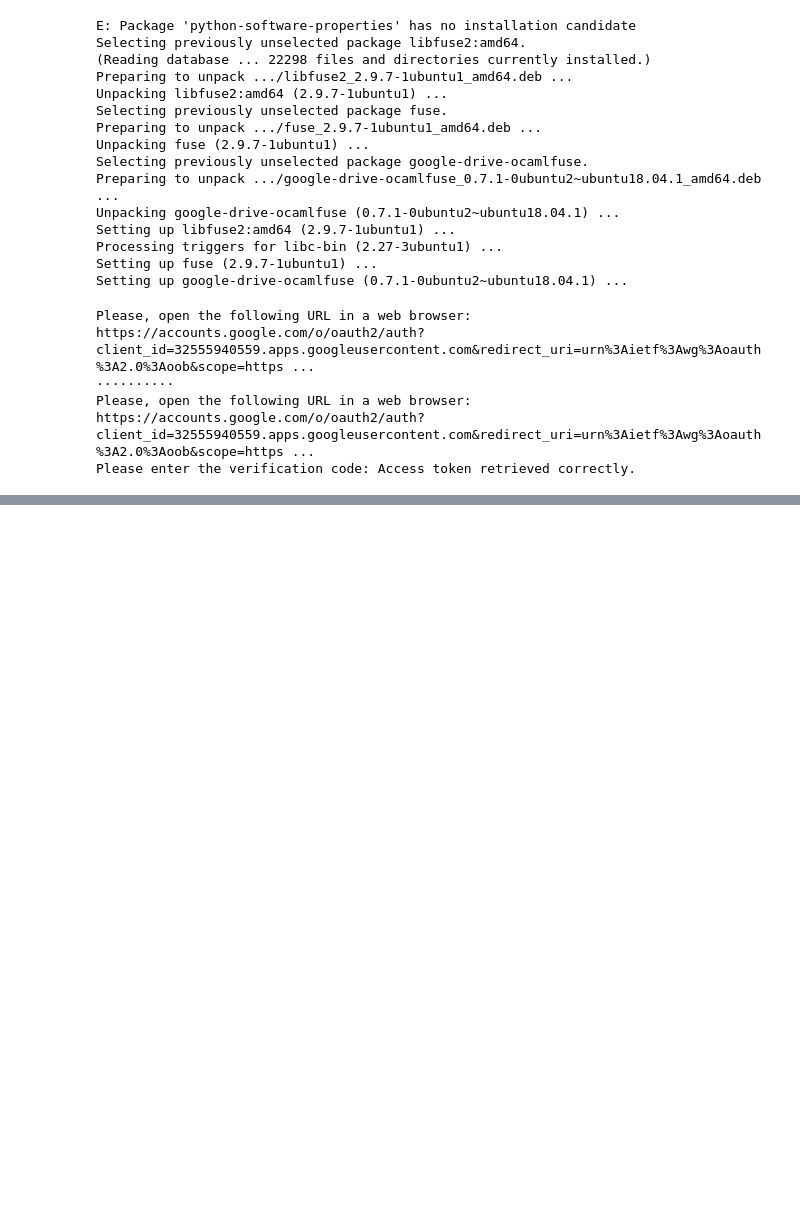
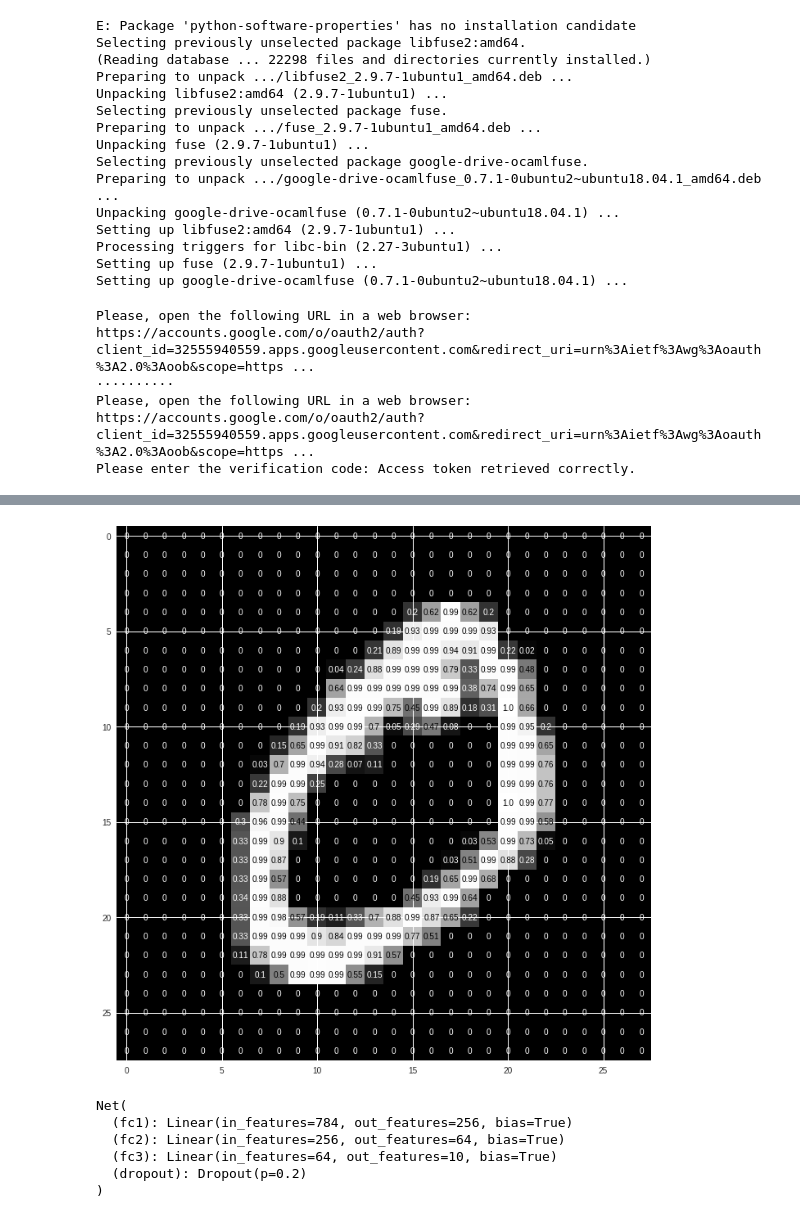
Before and after one commit to Folarin14/CNN-Final-Project, a Jupyter notebook: pytorch_udacity.ipynb, the cells around one changed output, grey strips where cells are left out. Cells and saved outputs as stored; diff of their text form; code cells hidden in the pictures; blank space fills up the shorter version.

```diff
--- a/pytorch_udacity.ipynb
+++ b/pytorch_udacity.ipynb
@@ -63,0 +97,55 @@ True
+# %%
+img = np.squeeze(images[1])
+
+fig = plt.figure(figsize = (12,12))
+ax = fig.add_subplot(111)
+ax.imshow(img, cmap='gray')
+width, height = img.shape
+thresh = img.max()/2.5
+for x in range(width):
+    for y in range(height):
+        val = round(img[x][y],2) if img[x][y] !=0 else 0
+        ax.annotate(str(val), xy=(y,x),
+                    horizontalalignment='center',
+                    verticalalignment='center',
+                    color='white' if img[x][y]<thresh else 'black')
+# %% [output]
+[figure, added]
+# %%
+from torch import nn
+import torch.nn.functional as F
+
+# define the NN architecture
+class Net(nn.Module):
+  def __init__(self):
+    super(Net, self).__init__()
+
+    # linear layer (784 -> 1 hidden node)
+    self.fc1 = nn.Linear(784, 256)
+    self.fc2 = nn.Linear(256, 64)
+    self.fc3 = nn.Linear(64, 10)
+
+    # define the dropout with probability of 20%
+    self.dropout = nn.Dropout(p=0.2)
+
+  def forward(self, x):
+    # flatten image input
+    x = x.view(x.shape[0], -1)
+    # add hidden layer, with relu activation function
+    x = self.dropout(F.relu(self.fc1(x)))
+    x = self.dropout(F.relu(self.fc2(x)))
+
+    # ouput, softmax used instead of dropout
+    x = F.log_softmax(self.fc3(x), dim=1)
+    return x
+
+# initialize the NN
+model = Net()
+print(model)
+# %% [output]
+Net(
+  (fc1): Linear(in_features=784, out_features=256, bias=True)
+  (fc2): Linear(in_features=256, out_features=64, bias=True)
+  (fc3): Linear(in_features=64, out_features=10, bias=True)
+  (dropout): Dropout(p=0.2)
+)
```
Also changed, not shown: parts of 8 cells of this notebook.
